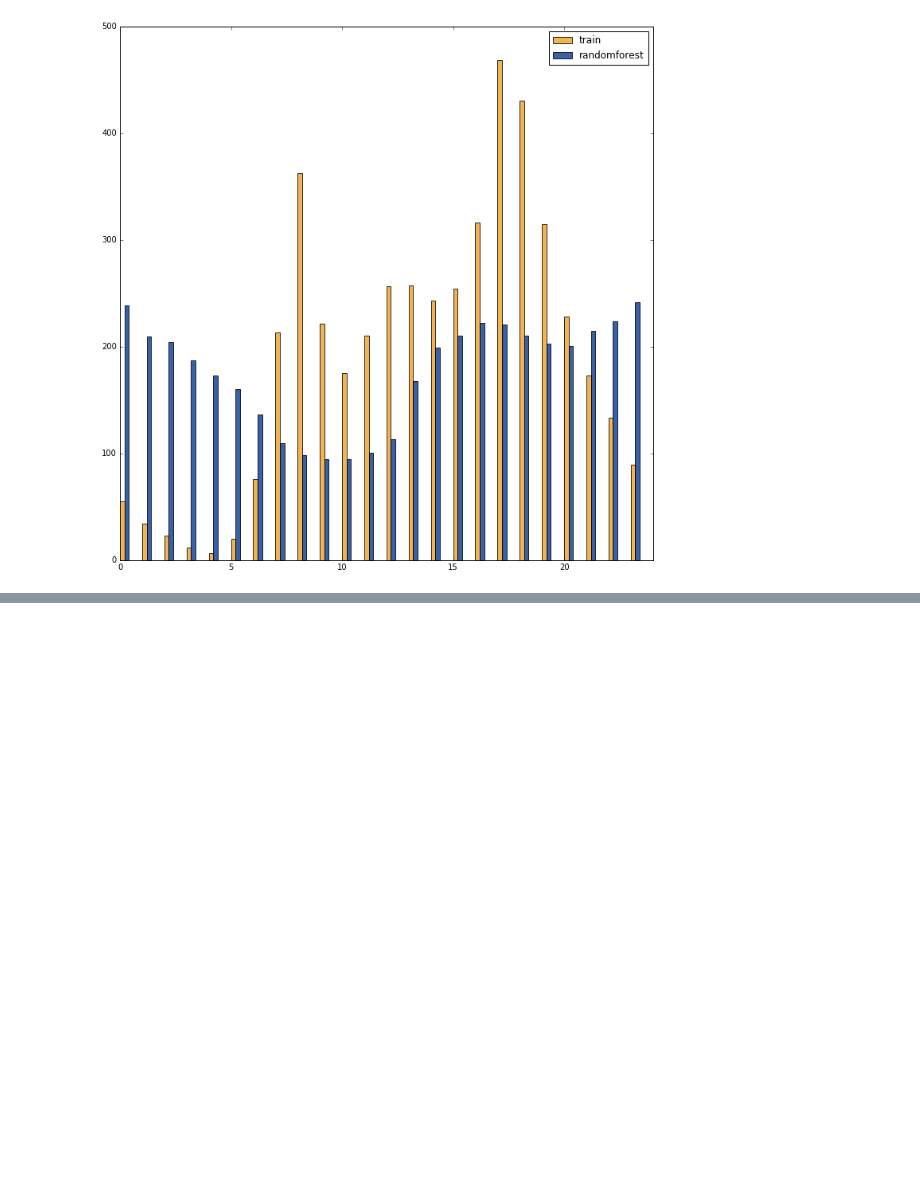
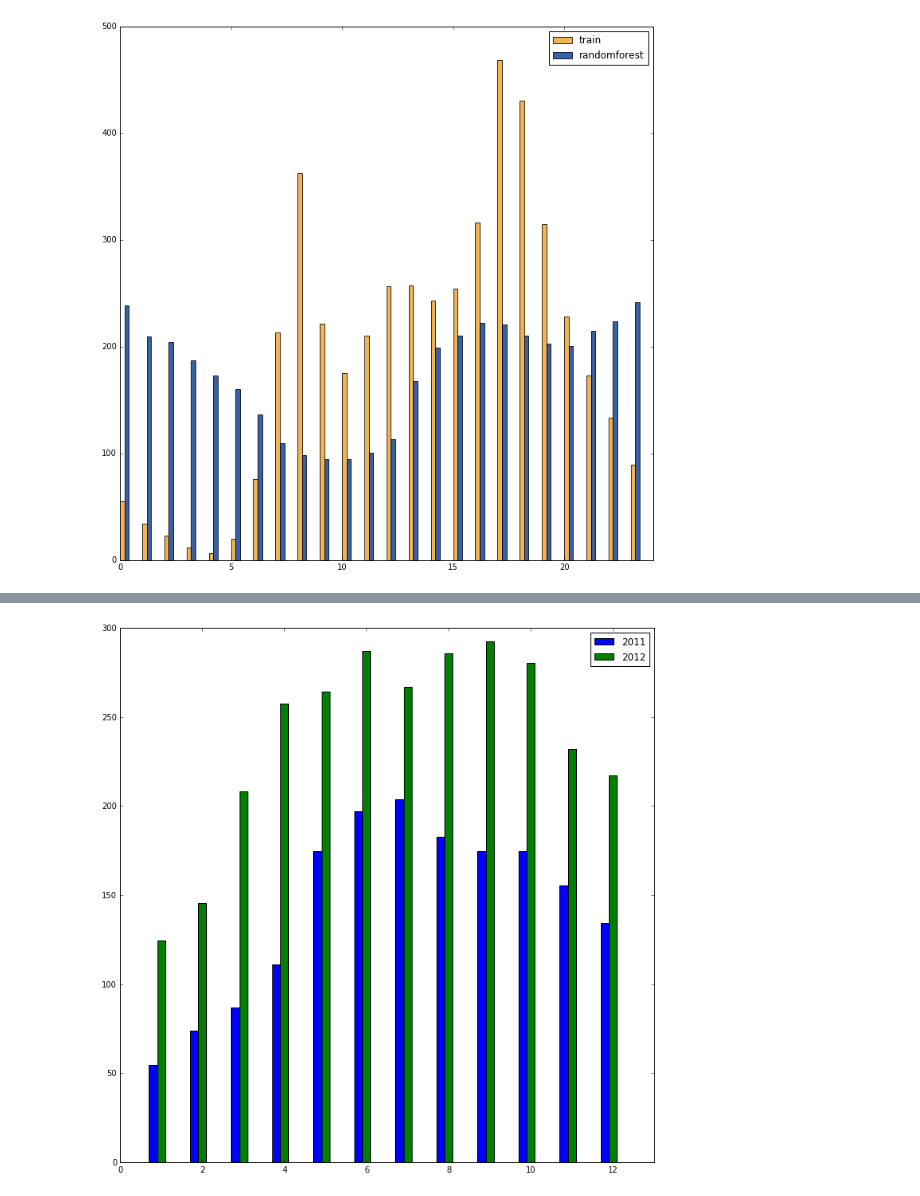
Before and after one commit to MadisonJMyers/W207, a Jupyter notebook: w207_project.ipynb, the cells around one changed output, grey strips where cells are left out. Drawn from its saved outputs; the diff is of its cells as text; code cells hidden in the pictures; blank space fills up the shorter version.

Commit message:
Add files via upload
Updated instrumentation to get score of 0.58

```diff
--- a/w207_project.ipynb
+++ b/w207_project.ipynb
@@ -632,6 +632,9 @@ test_lab_f.close()
 
 # We have better score without atemp.  So we are going to proceed without atemp
 # %%
+bin_train_data = np.empty( (mod_instrument_train_data.shape[0], mod_instrument_train_data.shape[1]) )
+bin_test_data = np.empty( (mod_instrument_test_data.shape[0], mod_instrument_test_data.shape[1]) )
+
 bin_train_data[:] = mod_instrument_train_data
 bin_test_data[:] = mod_instrument_test_data
 # Based on the histogram it looks like we can bin the temp into 6 or 7 bins
@@ -1102,0 +1102,74 @@ array([ 5.,  1.,  0.,  0.,  1.,  0.,  0.,  1.,  2.,  9.,  1.,  1.])
+# %%
+# See the trend on a monthly basis between 2011 and 2012
+month = np.zeros(train_data.shape[0])
+year = np.zeros(train_data.shape[0])
+
+# Extract the years and months
+for i in range(train_data[:,0].shape[0]):
+    date = datetime.strptime(train_data[i][0], "%Y-%m-%d %H:%M:%S")
+    month[i] = date.month
+    year[i] = date.year
+
+count_11 = 0 ;
+count_12 = 0 ;
+for i in range(year.shape[0]):
+        if ( year[i] == 2011.0 ):
+            count_11 += 1
+        else:
+            count_12 += 1
+
+output_by_2011 = np.zeros( (count_11, ) )
+output_by_2012 = np.zeros( (count_12, ) )
+month_by_2011 = np.zeros( (count_11, ) )
+month_by_2012 = np.zeros( (count_12, ) )
+
+run_11 = 0
+run_12 = 0
+for i in range(year.shape[0]):
+        if ( year[i] == 2011.0 ):
+            output_by_2011[run_11] = new_output_data[i]
+            month_by_2011[run_11] = month[i]
+            run_11 += 1
+        else:
+            output_by_2012[run_12] = new_output_data[i]
+            month_by_2012[run_12] = month[i]
+            run_12 += 1
+
+#define a function to 'roll up' data (like excel pivot table)
+def summarize(preds, month):
+    averages = np.empty([12,])
+    for i in range(1, 13):
+        count = 0
+        n = 0
+        for h in range(preds.shape[0]):
+            if month[h] == i:
+                count += preds[h]
+                n += 1
+        averages[i-1] = count/n
+    return averages
+
+plt.figure(figsize=(12,12))
+plt.xlim(0,13)
+
+
+def width_adjust(x, month):
+    x_adjust = []
+    for i in range(12):
+        x_adjust.append(month[i] + x)
+    return x_adjust
+
+
+
+ax = plt.subplot(111)
+b_2011 = ax.bar(np.array(list(set(month_by_2011))) - 0.2, summarize(output_by_2011, month_by_2011),width=0.2,color='b',align='center', label='2011')
+b_2012 = ax.bar(np.array(list(set(month_by_2011))), summarize(output_by_2012, month_by_2012),width=0.2,color='g',align='center', label='2012')
+
+plt.legend(handles=[b_2011, b_2012])
+
+
+plt.show()
+
+# The trend clearly shows an increase in count across all months
+# So we need to instrument the year and month also as one of the variables
+# %% [output]
+[figure, added]
```
Also changed, not shown: parts of 8 cells of this notebook.
